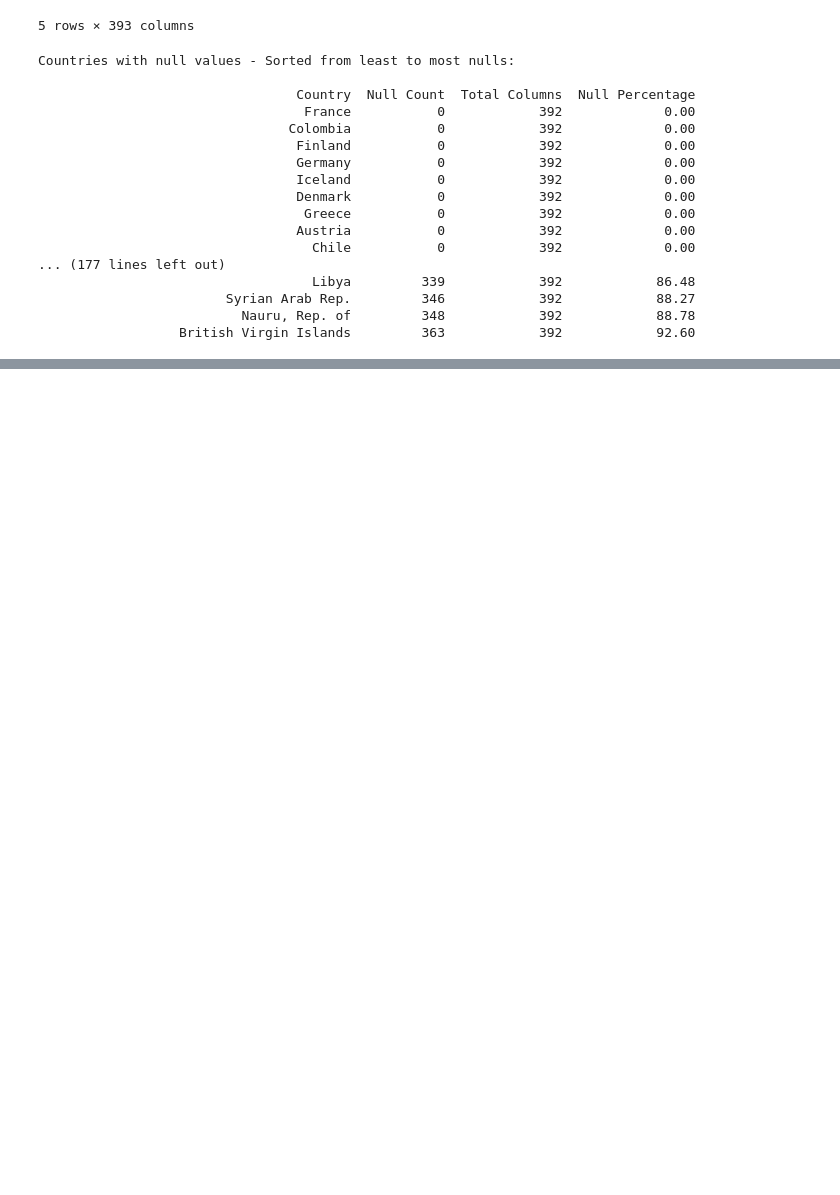
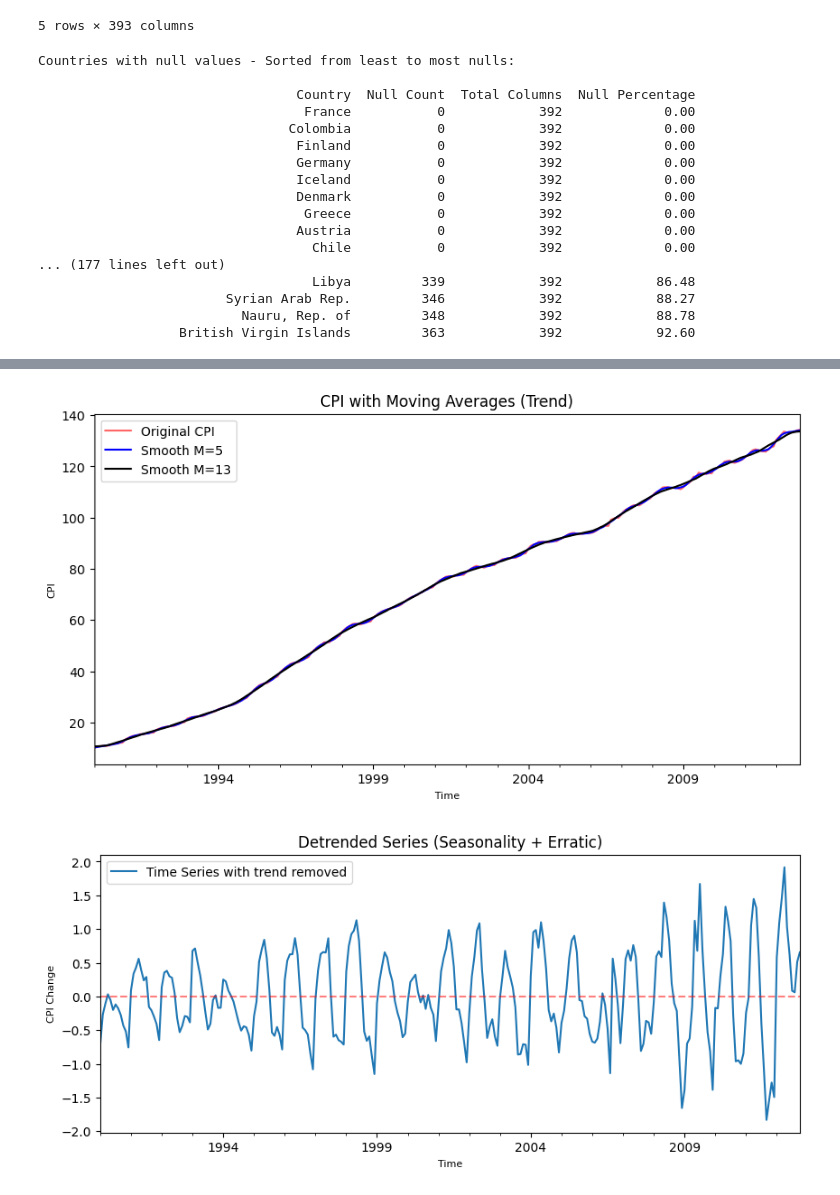
Before and after one commit to reberapower1/Countries-Consumer-Price-Indexes-CPIs-Analysis-and-Forecasting, a Jupyter notebook: apst_project.ipynb, the cells around one changed output, grey strips where cells are left out. Saved outputs shown, nothing was run; the diff lists cells and outputs as text; code cells hidden in the pictures; blank space fills up the shorter version.

```diff
--- a/apst_project.ipynb
+++ b/apst_project.ipynb
@@ -134,0 +328,60 @@ Countries with null values - Sorted from least to most nulls:
+# %%
+def maSmooth(TSeries, omega, data_aug=False):
+    M = omega.shape[0]
+    lag = int(np.floor((M - 1) / 2))
+
+    if data_aug: # Se a série suavizada deve ter o mesmo número de amostras
+        # Substituímos .append por pd.concat
+        left = pd.Series(np.flip(TSeries.iloc[0:lag].values), index=None)
+        right = pd.Series(np.flip(TSeries.iloc[-lag:].values), index=None)
+
+        TSeriesAug = pd.concat([left, TSeries.reset_index(drop=True), right]).reset_index(drop=True)
+    else:
+        TSeriesAug = TSeries.reset_index(drop=True)
+
+    nf = range(lag, TSeriesAug.size - lag)
+    xf = np.zeros(TSeriesAug.size - 2 * lag).astype('float')
+
+    for n in nf:
+        # Seleciona a janela e multiplica pelos pesos (omega)
+        window = TSeriesAug.iloc[n - lag : n + lag + 1].values
+        xf[n - lag] = (1 / float(np.sum(omega))) * np.sum(np.multiply(window, omega))
+
+    # Repomos o índice original da TSeries p gráfico bater certo
+    xf = pd.Series(data=xf, index=TSeries.index, name="Smoothed TS with M=" + str(M))
+
+    return xf
+
+M_small = 5
+omega5 = np.ones(M_small) * (1 / float(M_small))
+smooth5 = maSmooth(train_TS, omega5, data_aug=True)
+
+M_large = 13
+omega13 = np.ones(M_large) * (1 / float(M_large))
+smooth13 = maSmooth(train_TS, omega13, data_aug=True)
+
+# --- trend ---
+plt.figure(figsize=(10, 5))
+ax = train_TS.plot(color='r', label='Original CPI', alpha=0.6)
+smooth5.plot(color='b', label=f'Smooth M={M_small}')
+smooth13.plot(color='k', label=f'Smooth M={M_large}')
+ax.set_ylabel('CPI', fontdict={'fontsize': 8})
+ax.set_xlabel('Time', fontdict={'fontsize': 8})
+plt.legend()
+plt.title('CPI with Moving Averages (Trend)')
+plt.show()
+
+# --- Detrending ---
+plt.figure(figsize=(10, 4))
+# Escolhemos a média móvel de 13 para remover a tendência
+ts_no_trend_smooth_addict = train_TS - smooth13
+ts_no_trend_smooth_addict.name = "Time Series with trend removed"
+ax = ts_no_trend_smooth_addict.plot(legend=True)
+ax.set_ylabel('CPI Change', fontdict={'fontsize': 8})
+ax.set_xlabel('Time', fontdict={'fontsize': 8})
+plt.axhline(0, color='red', linestyle='--', alpha=0.5)
+plt.title('Detrended Series (Seasonality + Erratic)')
+plt.show()
+# %% [output]
+[figure, added]
+[figure, added]
```
Also changed, not shown: parts of 47 cells of this notebook.
